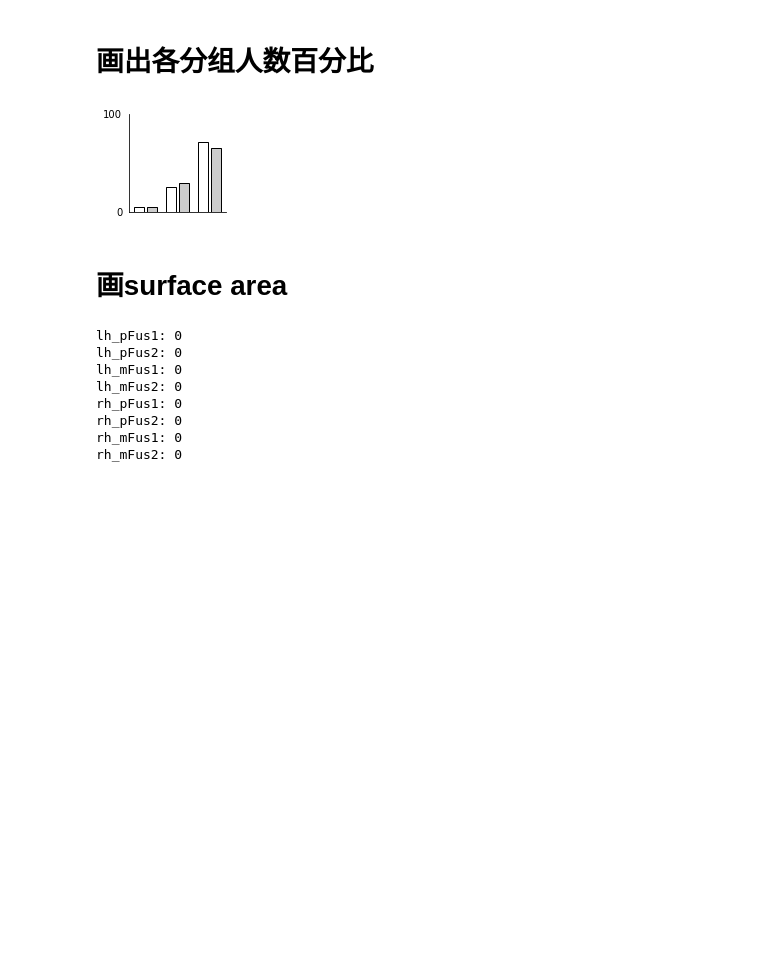
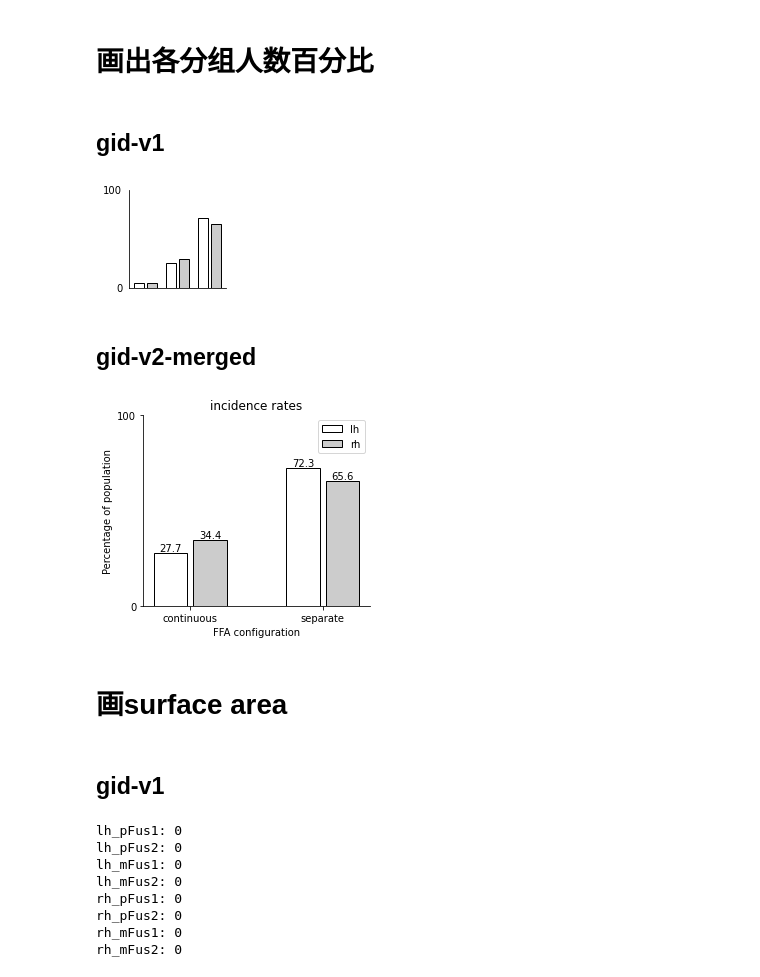
Before and after one commit to BNUCNL/nibrain, a Jupyter notebook: cxy_hcp_ffa/scripts/paper_fig.ipynb, the cells around one changed output. Drawn from its saved outputs; the diff is of its cells as text; code cells hidden in the pictures; blank space fills up the shorter version.

```diff
--- a/cxy_hcp_ffa/scripts/paper_fig.ipynb
+++ b/cxy_hcp_ffa/scripts/paper_fig.ipynb
@@ -15,6 +15,8 @@ anal_dir = pjoin(proj_dir, 'analysis/s2/1080_fROI/refined_with_Kevin')
 work_dir = pjoin(anal_dir, 'paper_fig')
 # %% [markdown]
 # 画出各分组人数百分比
+# %% [markdown]
+## gid-v1
 # %%
 figsize = (2, 1.8)
 n_subj = 1080
@@ -60,8 +62,60 @@ else:
     plt.savefig(out_file)
 # %% [output]
 [figure]
+# %% [markdown]
+## gid-v2-merged
+# %%
+# figsize = (2, 1.8)
+figsize = (4, 3.6)
+n_subj = 1080
+hemis = ('lh', 'rh')
+hemi2color = {'lh': 'w', 'rh': (0.8, 0.8, 0.8, 1)}
+
+gids = (1, 2)
+gnames = ('continuous', 'separate')
+gid_file = pjoin(anal_dir, 'grouping/group_id_{hemi}_v2_merged.npy')
+# out_file = None
+out_file = pjoin(work_dir, 'grouping_incidence_rate.jpg')
+
+n_gid = len(gids)
+n_hemi = len(hemis)
+
+x = np.arange(n_gid)
+width = auto_bar_width(x, n_hemi)
+offset = -(n_hemi - 1) / 2
+_, ax = plt.subplots(figsize=figsize)
+for hemi in hemis:
+    gid_vec = np.load(gid_file.format(hemi=hemi))
+    assert len(gid_vec) == n_subj
+    y = np.zeros(n_gid, np.float64)
+    for gid_idx, gid in enumerate(gids):
+        y[gid_idx] = np.mean(gid_vec == gid) * 100
+    rects = ax.bar(x+1.2*width*offset, y, width, label=hemi,
+                   fc=hemi2color[hemi], ec='k')
+    show_bar_value(rects, '.1f')
+    offset += 1
+ax.legend()
+ax.set_xlabel('FFA configuration')
+ax.set_xticks(x)
+ax.set_xticklabels(gnames)
+ax.set_ylabel('Percentage of population')
+ax.set_yticks([0, 100])
+ax.set_yticklabels([0, 100])
+# ax.tick_params(bottom=False, labelbottom=False, left=False)
+ax.set_title('incidence rates')
+ax.spines['top'].set_visible(False)
+ax.spines['right'].set_visible(False)
+plt.tight_layout()
+if out_file is None:
+    plt.show()
+else:
+    plt.savefig(out_file)
+# %% [output]
+[figure, added]
 # %% [markdown]
 # 画surface area
+# %% [markdown]
+## gid-v1
 # %%
 # figsize = None
 figsize = (3, 1.8)
```
Also changed, not shown: parts of 6 cells of this notebook.
